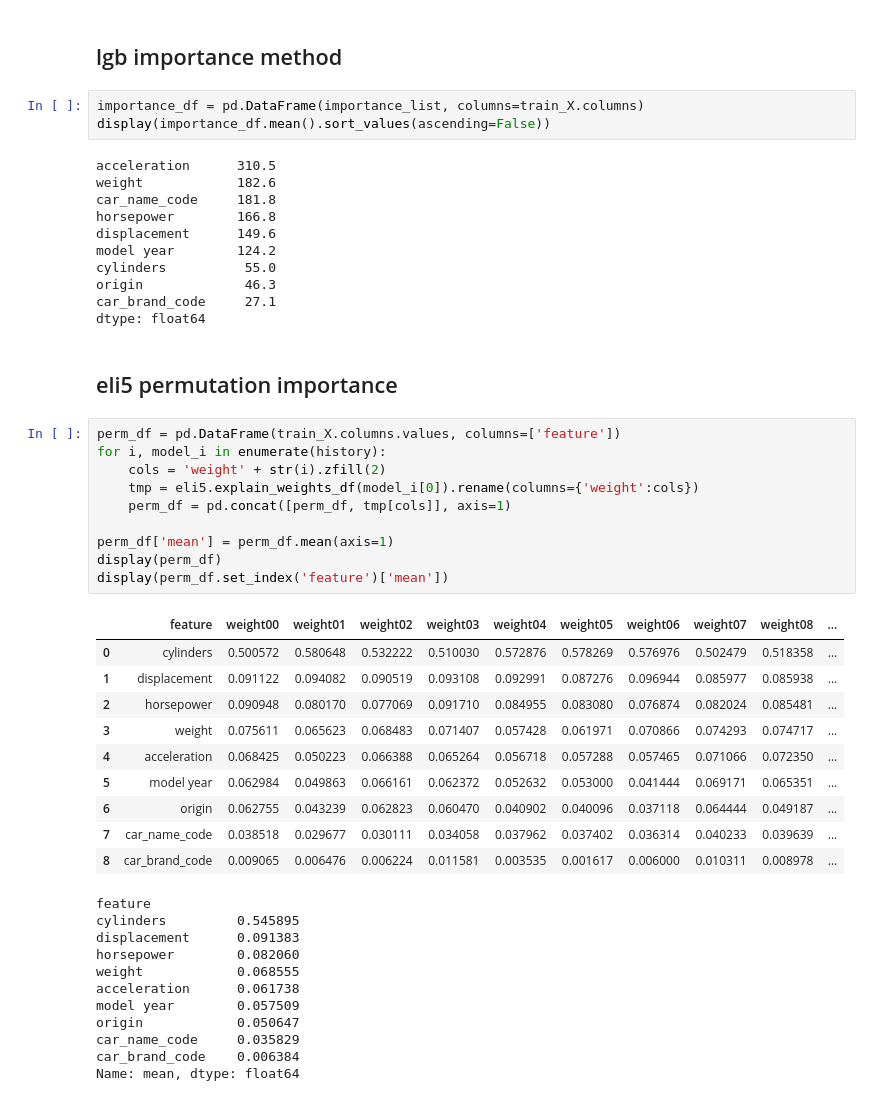
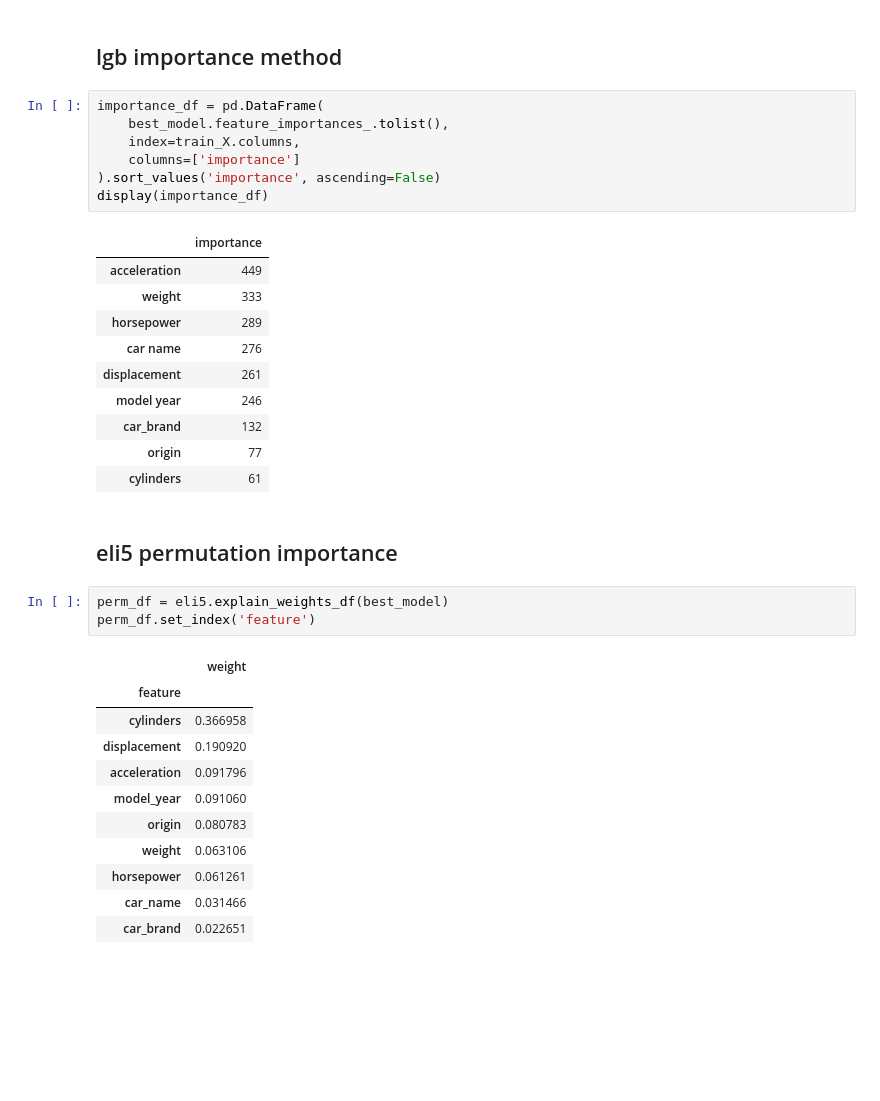
Before and after one commit to YusukeAmg/SIGNATE_4th_BeginnerOnlyCompetition, a Jupyter notebook: notebook/LightGBM.ipynb, the cells around one changed output. Drawn from its saved outputs; the diff is of its cells as text; blank space fills up the shorter version.

```diff
--- a/notebook/LightGBM.ipynb
+++ b/notebook/LightGBM.ipynb
@@ -243,50 +255,37 @@ submission[['id', 'mean']].to_csv('../data/output/sub_' + dt + '_lightgbm.csv',
 # %% [markdown]
 ## lgb importance method
 # %%
-importance_df = pd.DataFrame(importance_list, columns=train_X.columns)
-display(importance_df.mean().sort_values(ascending=False))
+importance_df = pd.DataFrame(
+    best_model.feature_importances_.tolist(),
+    index=train_X.columns,
+    columns=['importance']
+).sort_values('importance', ascending=False)
+display(importance_df)
 # %% [output]
-acceleration      310.5
-weight            182.6
-car_name_code     181.8
-horsepower        166.8
-displacement      149.6
-model year        124.2
-cylinders          55.0
-origin             46.3
-car_brand_code     27.1
-dtype: float64
+|  | importance |
+| acceleration | 449 |
+| weight | 333 |
+| horsepower | 289 |
+| car name | 276 |
+| displacement | 261 |
+| model year | 246 |
+| car_brand | 132 |
+| origin | 77 |
+| cylinders | 61 |
 # %% [markdown]
 ## eli5 permutation importance
-# %%
-perm_df = pd.DataFrame(train_X.columns.values, columns=['feature'])
-for i, model_i in enumerate(history):
-    cols = 'weight' + str(i).zfill(2)
-    tmp = eli5.explain_weights_df(model_i[0]).rename(columns={'weight':cols})
-    perm_df = pd.concat([perm_df, tmp[cols]], axis=1)
-
-perm_df['mean'] = perm_df.mean(axis=1)
-display(perm_df)
-display(perm_df.set_index('feature')['mean'])
-# %% [output]
-|  | feature | weight00 | weight01 | weight02 | weight03 | weight04 | weight05 | weight06 | weight07 | weight08 | ... |
-| 0 | cylinders | 0.500572 | 0.580648 | 0.532222 | 0.510030 | 0.572876 | 0.578269 | 0.576976 | 0.502479 | 0.518358 | ... |
-| 1 | displacement | 0.091122 | 0.094082 | 0.090519 | 0.093108 | 0.092991 | 0.087276 | 0.096944 | 0.085977 | 0.085938 | ... |
-| 2 | horsepower | 0.090948 | 0.080170 | 0.077069 | 0.091710 | 0.084955 | 0.083080 | 0.076874 | 0.082024 | 0.085481 | ... |
-| 3 | weight | 0.075611 | 0.065623 | 0.068483 | 0.071407 | 0.057428 | 0.061971 | 0.070866 | 0.074293 | 0.074717 | ... |
-| 4 | acceleration | 0.068425 | 0.050223 | 0.066388 | 0.065264 | 0.056718 | 0.057288 | 0.057465 | 0.071066 | 0.072350 | ... |
-| 5 | model year | 0.062984 | 0.049863 | 0.066161 | 0.062372 | 0.052632 | 0.053000 | 0.041444 | 0.069171 | 0.065351 | ... |
-| 6 | origin | 0.062755 | 0.043239 | 0.062823 | 0.060470 | 0.040902 | 0.040096 | 0.037118 | 0.064444 | 0.049187 | ... |
-| 7 | car_name_code | 0.038518 | 0.029677 | 0.030111 | 0.034058 | 0.037962 | 0.037402 | 0.036314 | 0.040233 | 0.039639 | ... |
-| 8 | car_brand_code | 0.009065 | 0.006476 | 0.006224 | 0.011581 | 0.003535 | 0.001617 | 0.006000 | 0.010311 | 0.008978 | ... |
-feature
-cylinders         0.545895
-displacement      0.091383
-horsepower        0.082060
-weight            0.068555
-acceleration      0.061738
-model year        0.057509
-origin            0.050647
-car_name_code     0.035829
-car_brand_code    0.006384
-Name: mean, dtype: float64
+# %%
+perm_df = eli5.explain_weights_df(best_model)
+perm_df.set_index('feature')
+# %% [output]
+|  | weight |
+| feature |  |
+| cylinders | 0.366958 |
+| displacement | 0.190920 |
+| acceleration | 0.091796 |
+| model_year | 0.091060 |
+| origin | 0.080783 |
+| weight | 0.063106 |
+| horsepower | 0.061261 |
+| car_name | 0.031466 |
+| car_brand | 0.022651 |
```
Also changed, not shown: parts of 26 cells of this notebook, 4 other files.
